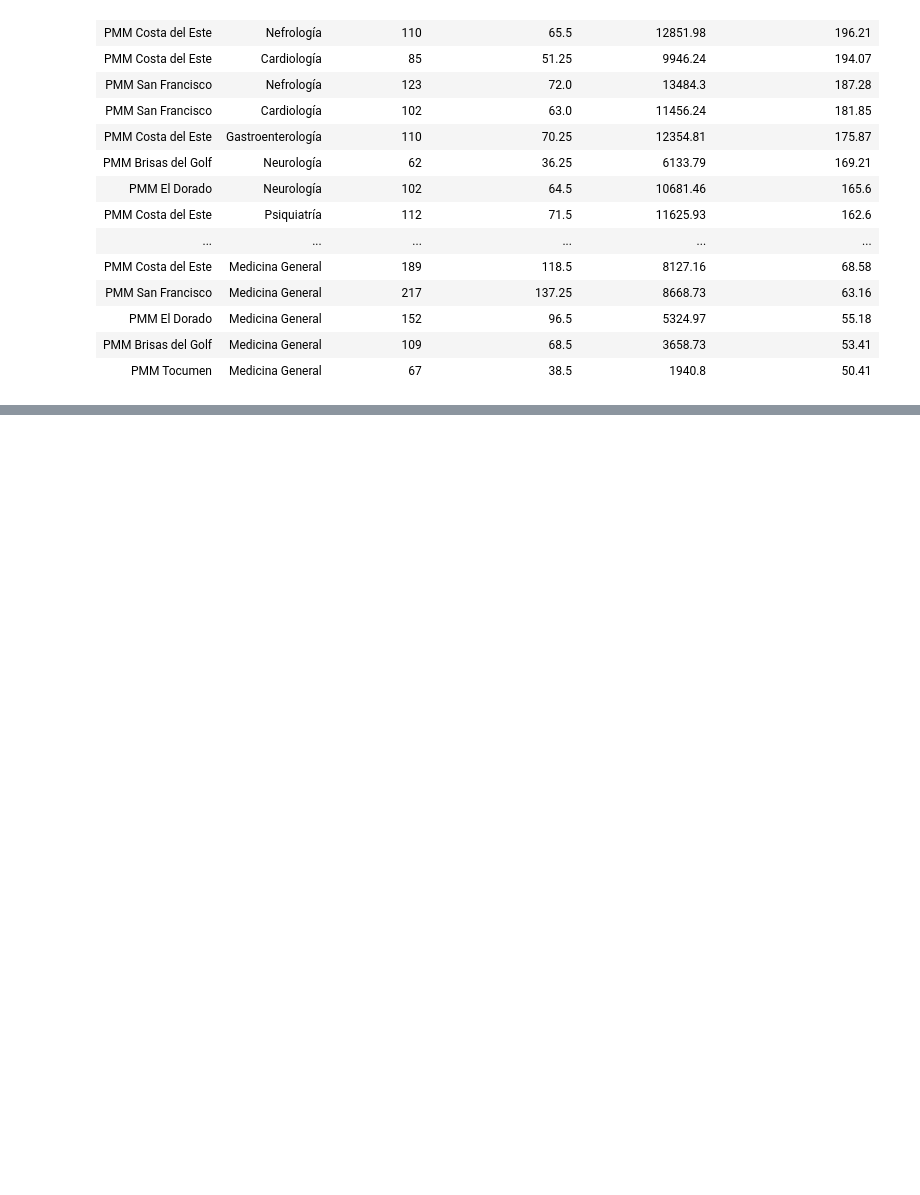
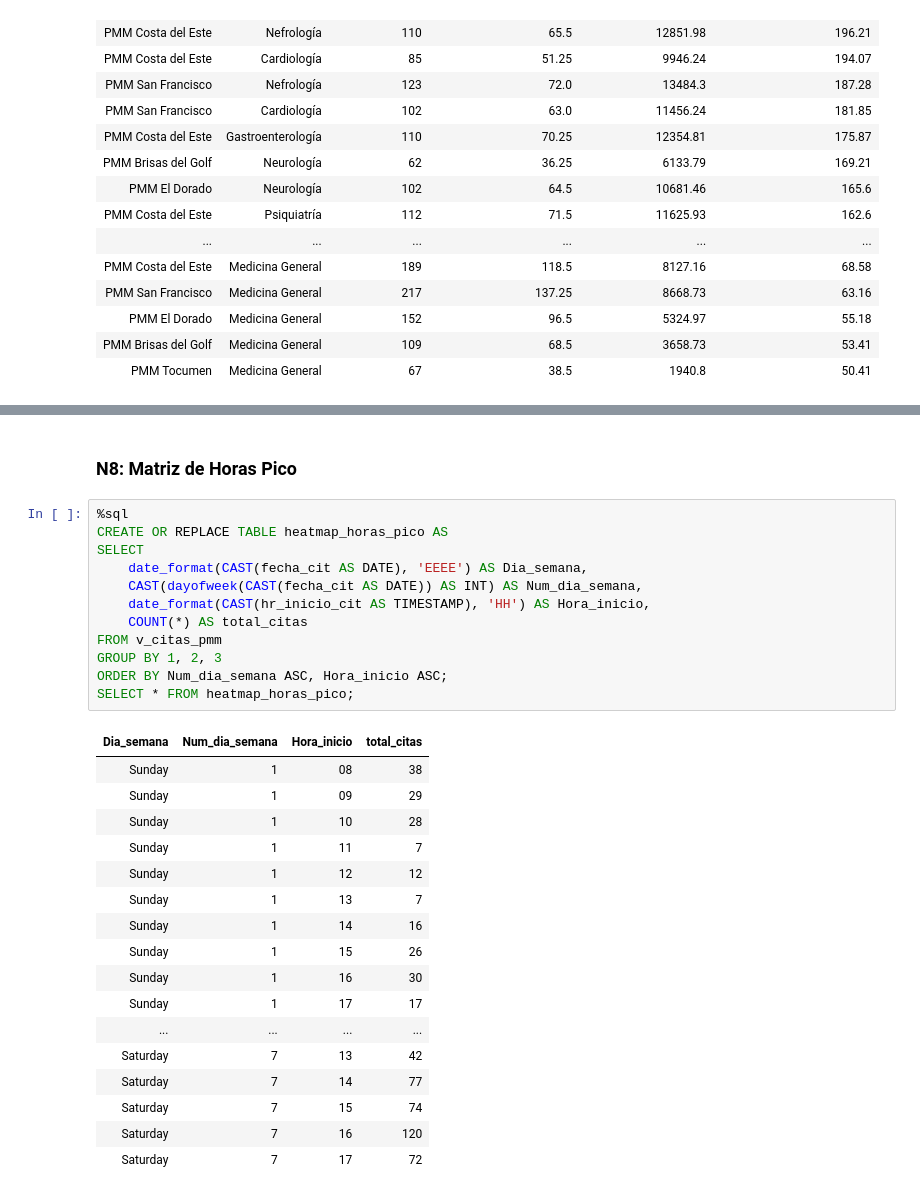
Before and after one commit to Akaru0/Panama-Metropolitan-Medical---Proyecto-Databricks, a Jupyter notebook: 04_analisis_sql.ipynb, the cells around one changed output, grey strips where cells are left out. Drawn from its saved outputs; the diff is of its cells as text; blank space fills up the shorter version.

```diff
--- a/04_analisis_sql.ipynb
+++ b/04_analisis_sql.ipynb
@@ -242,0 +243,32 @@ SELECT * FROM citas_especialidad;
+# %% [markdown]
+### N8: Matriz de Horas Pico
+# %%
+%sql
+CREATE OR REPLACE TABLE heatmap_horas_pico AS
+SELECT
+    date_format(CAST(fecha_cit AS DATE), 'EEEE') AS Dia_semana,
+    CAST(dayofweek(CAST(fecha_cit AS DATE)) AS INT) AS Num_dia_semana,
+    date_format(CAST(hr_inicio_cit AS TIMESTAMP), 'HH') AS Hora_inicio,
+    COUNT(*) AS total_citas
+FROM v_citas_pmm
+GROUP BY 1, 2, 3
+ORDER BY Num_dia_semana ASC, Hora_inicio ASC;
+SELECT * FROM heatmap_horas_pico;
+# %% [output]
+| Dia_semana | Num_dia_semana | Hora_inicio | total_citas |
+| Sunday | 1 | 08 | 38 |
+| Sunday | 1 | 09 | 29 |
+| Sunday | 1 | 10 | 28 |
+| Sunday | 1 | 11 | 7 |
+| Sunday | 1 | 12 | 12 |
+| Sunday | 1 | 13 | 7 |
+| Sunday | 1 | 14 | 16 |
+| Sunday | 1 | 15 | 26 |
+| Sunday | 1 | 16 | 30 |
+| Sunday | 1 | 17 | 17 |
+| ... | ... | ... | ... |
+| Saturday | 7 | 13 | 42 |
+| Saturday | 7 | 14 | 77 |
+| Saturday | 7 | 15 | 74 |
+| Saturday | 7 | 16 | 120 |
+| Saturday | 7 | 17 | 72 |
```
Also changed, not shown: parts of 8 cells of this notebook, 2 other files.
